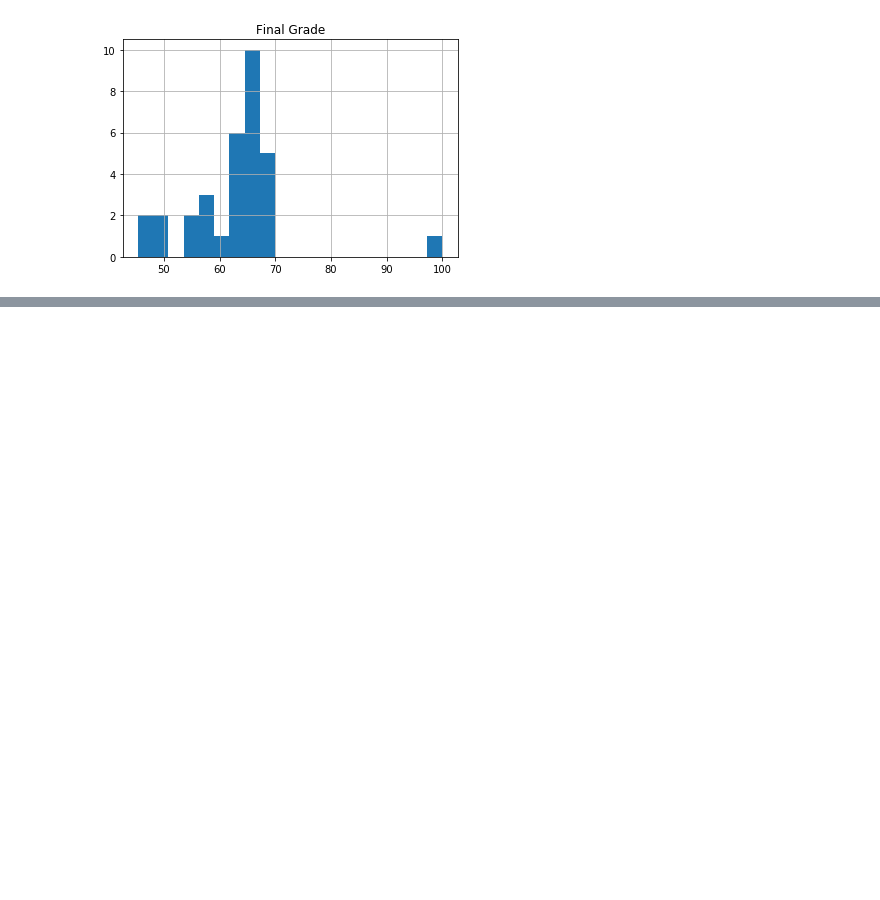
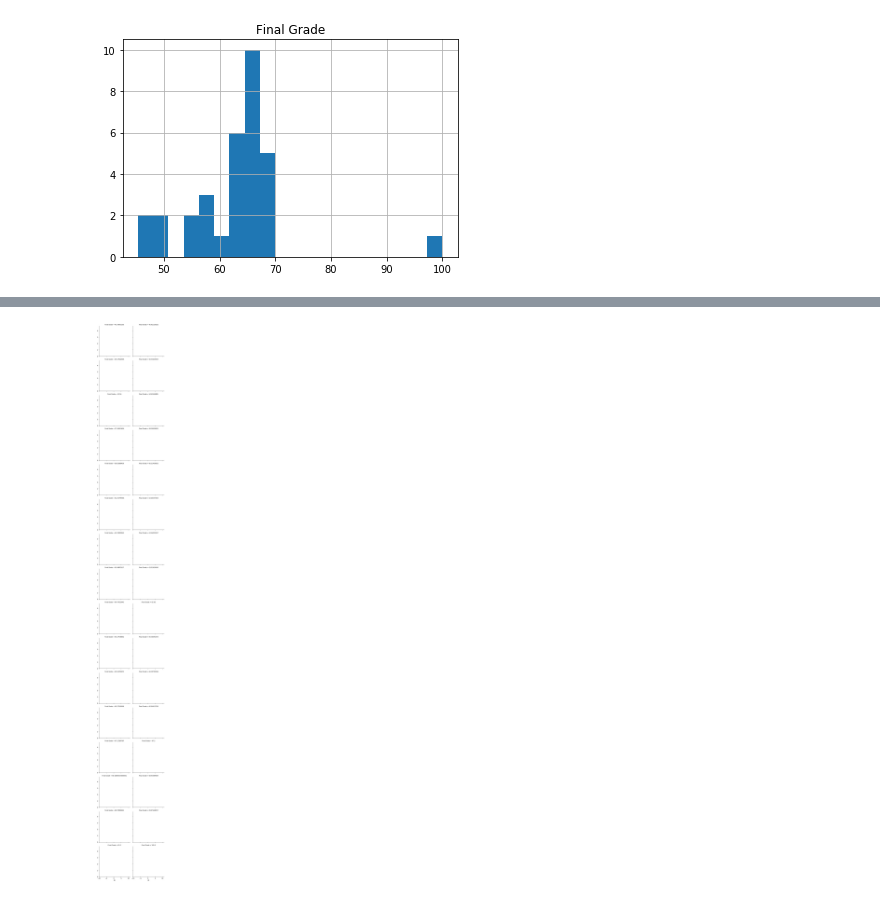
Before and after one commit to smerapala/1223-dashboard, a Jupyter notebook: Descriptive.ipynb, the cells around one changed output, grey strips where cells are left out. Saved outputs shown, nothing was run; the diff lists cells and outputs as text; code cells hidden in the pictures; blank space fills up the shorter version.

```diff
--- a/Descriptive.ipynb
+++ b/Descriptive.ipynb
@@ -55,0 +68,23 @@ dtype: float64
+# %%
+
+col = df.loc[: , "Reading Assignment 2":"Reading Assignment 10"]
+df['reading_mean'] = col.mean(axis = 1)
+df['reading_mean'].describe()
+#df.hist(column=filter_col_reading, bins=20)
+# %%
+df = df.rename({'Reweight (based on reduced weight on MT1 and increased weight on MT2)': 'Reweight'}, axis=1)
+df.hist(column='Reweight', bins=20)
+# %%
+import seaborn as sns
+import matplotlib.pyplot as plt
+
+
+def distplot(x, **kwargs):
+    ax = plt.gca()
+    data = kwargs.pop("data")
+    sns.distplot(data[x], ax=ax, **kwargs)
+
+g = sns.FacetGrid(df, col="Final Grade", col_wrap=2, size=3.5)
+g = g.map_dataframe(distplot, "ID")
+# %% [output]
+[figure, added]
```
Also changed, not shown: parts of 21 cells of this notebook, 6 other files.
